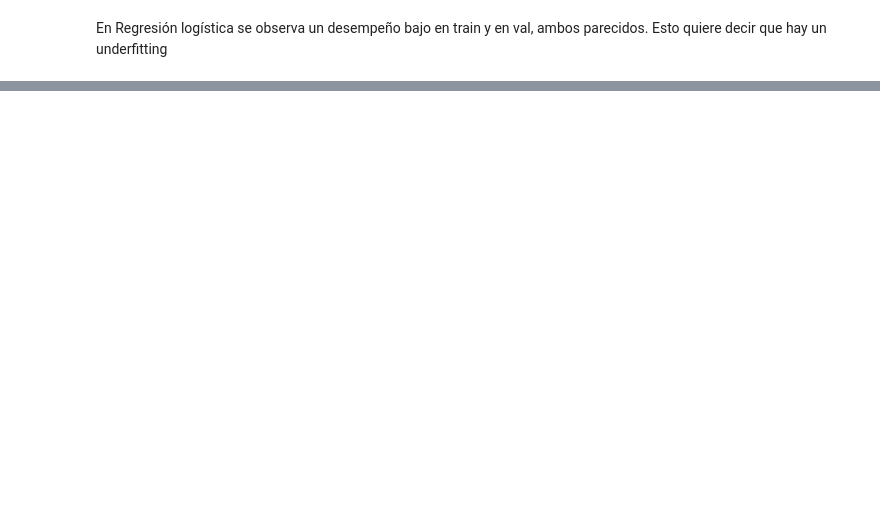
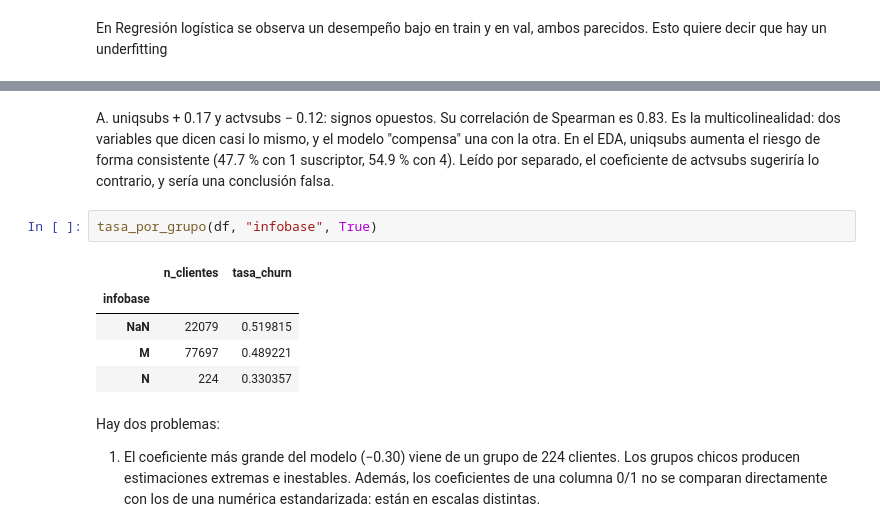
Before and after one commit to DpalaciosR20/churn-sdg, a Jupyter notebook: notebooks/03_baseline.ipynb, the cells around one changed output, grey strips where cells are left out. Drawn from its saved outputs; the diff is of its cells as text; blank space fills up the shorter version.

```diff
--- a/notebooks/03_baseline.ipynb
+++ b/notebooks/03_baseline.ipynb
@@ -241,0 +257,14 @@ Los resultados numericos coinciden con mi EDA. Sin embargo me llaman la atenció
+# %% [markdown]
+A. uniqsubs + 0.17 y actvsubs − 0.12: signos opuestos. Su correlación de Spearman es 0.83. Es la multicolinealidad: dos variables que dicen casi lo mismo, y el modelo "compensa" una con la otra. En el EDA, uniqsubs aumenta el riesgo de forma consistente (47.7 % con 1 suscriptor, 54.9 % con 4). Leído por separado, el coeficiente de actvsubs sugeriría lo contrario, y sería una conclusión falsa.
+# %%
+tasa_por_grupo(df, "infobase", True)
+# %% [output]
+|  | n_clientes | tasa_churn |
+| infobase |  |  |
+| NaN | 22079 | 0.519815 |
+| M | 77697 | 0.489221 |
+| N | 224 | 0.330357 |
+# %% [markdown]
+Hay dos problemas:
+
+1. El coeficiente más grande del modelo (−0.30) viene de un grupo de 224 clientes. Los grupos chicos producen estimaciones extremas e inestables. Además, los coeficientes de una columna 0/1 no se comparan directamente con los de una numérica estandarizada: están en escalas distintas.
```
Also changed, not shown: parts of 15 cells of this notebook, 2 other files.
